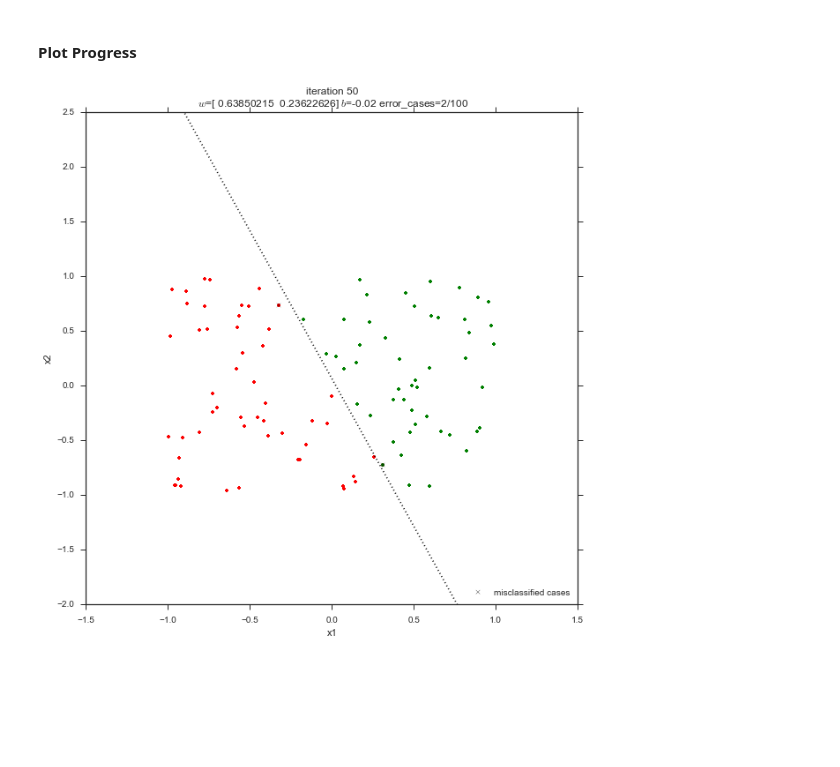
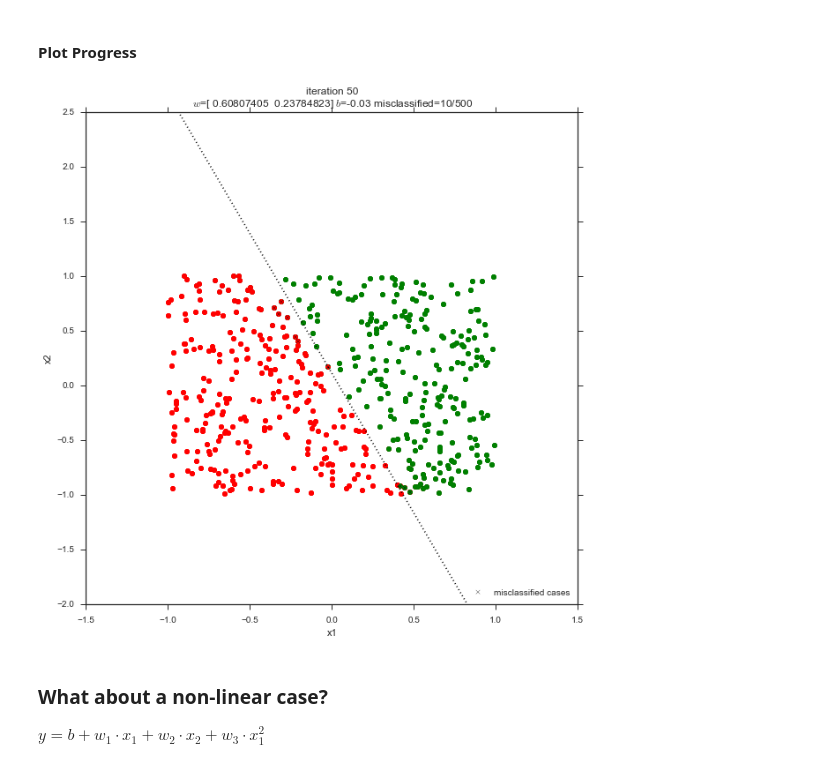
Before and after one commit to dejori/this-and-that, a Jupyter notebook: theano-examples/Logistic Regression.ipynb, the cells around one changed output. Drawn from its saved outputs; the diff is of its cells as text; code cells hidden in the pictures; blank space fills up the shorter version.

Commit message:
non-linear example added

```diff
--- a/theano-examples/Logistic Regression.ipynb
+++ b/theano-examples/Logistic Regression.ipynb
@@ -18,8 +18,8 @@ import seaborn as sns
 def logistic(x):
     return 1.0 / (1.0 + np.exp(-x))
 # %%
-def create_data(number_of_samples, w, b=2, error = 0.33):
-    trX = np.array([np.array([np.random.uniform(-1, 1) for n in range(w.shape[0])]) for i in range(number_of_samples)])
+def create_data(number_of_samples, f_x, w, b=2, error = 0.33):
+    trX = np.array([f_x() for n in range(number_of_samples)])
     trY = logistic(w.dot(trX.T) + b)
     return trX, trY
 # %% [markdown]
@@ -65,8 +64,9 @@ def train(trX, trY, number_of_iterations=10, learning_rate = 0.1):
 # %% [markdown]
 #### Create Toy data
 # %%
+f_x = lambda: np.array([np.random.uniform(-1, 1)])
 figure(figsize=(10,10))
-trX, trY = create_data(100, np.array([4]), b=1)
+trX, trY = create_data(100, f_x, np.array([4]), b=1)
 trY_cat = (trY > 0.5)+0
 neg_cases = plt.scatter(x=trX[np.where(trY_cat == 0)], y=trY[np.where(trY_cat == 0)], marker='.', color='r')
 pos_cases = plt.scatter(x=trX[np.where(trY_cat == 1)], y=trY[np.where(trY_cat == 1)], marker='.', color='g')
@@ -118,20 +116,21 @@ def hyperplane(x1, w, b):
     return (-w[0]*x1-b)/w[1]
 # %% [markdown]
 #### Create Toy data
+# %%
+f_x = lambda: np.array([np.random.uniform(-1, 1), np.random.uniform(-1, 1)])
+w = np.array([4,2])
+b = 0
 # %%
 figure(figsize=(10,10))
-w = np.array([4,2])
-b = 0
-trX, trY = create_data(100, w, b=b, error = 0.33)
+trX, trY = create_data(500, f_x, w, b=b, error = 0.33)
 trY_cat = (trY > 0.5) +0
 x1 = trX[:,0]
 x2 = trX[:,1]
-pos_cases = plt.scatter(x1[np.where(trY_cat == 1)], x2[np.where(trY_cat == 1)], color='g', marker='.')
-neg_cases = plt.scatter(x1[np.where(trY_cat == 0)], x2[np.where(trY_cat == 0)], color='r', marker='.')
+pos_cases = plt.scatter(x1[np.where(trY_cat == 1)], x2[np.where(trY_cat == 1)], color='g', marker='o')
+neg_cases = plt.scatter(x1[np.where(trY_cat == 0)], x2[np.where(trY_cat == 0)], color='r', marker='o')
 
 hyper_x1 = np.arange(-1,1,0.1, np.float32)
 hyper_x2 = hyperplane(hyper_x1, w, b)
-
 boundary = plt.plot(hyper_x1,hyper_x2, ':', color='k')
 
 xmin, xmax = plt.xlim()
@@ -151,33 +150,37 @@ errors, ws, bs, predictions = train(trX, trY_cat, number_of_iterations=50, learn
 #### Plot Progress
 # %%
 figure(figsize=(10,10))
-plt.scatter(x=x1, y=x2, marker='.',color='k')
+plt.scatter(x=x1, y=x2, marker='o',color='k')
 plt.xlabel('x1')
 plt.ylabel('x2')
 plt.xlim(xmin=xmin, xmax=xmax)
 plt.ylim(ymin=ymin, ymax=ymax)
 
 for i, w in enumerate(ws):
     mis_classified_cases = np.where(((predictions[i] - trY_cat) != 0))[0]
 
     display.clear_output(wait=True)
     display.display(plt.gcf())
 
     hyper_x1 = np.arange(-1,1,0.1, np.float32)
     hyper_x2 = hyperplane(hyper_x1, ws[i], bs[i])
 
     if i:
         boundary.pop(0).remove()
     boundary = plt.plot(hyper_x1,hyper_x2, ':', color='k')
 
     plt.title('iteration %d \n $w$=%s $b$=%0.2f misclassified=%d/%d' % ((i+1), ws[i], bs[i], len(mis_classified_cases), len(x1)))
-    neg = plt.scatter(x=x1[np.where(predictions[i] == 0)], y=x2[np.where(predictions[i] == 0)], marker='.', color='r')
-    pos = plt.scatter(x=x1[np.where(predictions[i] == 1)], y=x2[np.where(predictions[i] == 1)], marker='.', color='g')
+    neg = plt.scatter(x=x1[np.where(predictions[i] == 0)], y=x2[np.where(predictions[i] == 0)], marker='o', color='r')
+    pos = plt.scatter(x=x1[np.where(predictions[i] == 1)], y=x2[np.where(predictions[i] == 1)], marker='o', color='g')
 
     time.sleep(0.5)
 display.clear_output(wait=True)
 mis = plt.scatter(x=x1[mis_classified_cases], y=x2[mis_classified_cases], marker='x', color='k')
 plt.legend([mis], ['misclassified cases'],loc=4)
 plt.show()
 # %% [output]
-[figure, old version]
+[figure, new version]
+# %% [markdown]
+### What about a non-linear case?
+
+$y = b + w_1 \cdot x_1 + w_2 \cdot x_2  + w_3 \cdot x_{1}^2$
```
Also changed, not shown: parts of 9 cells of this notebook.
